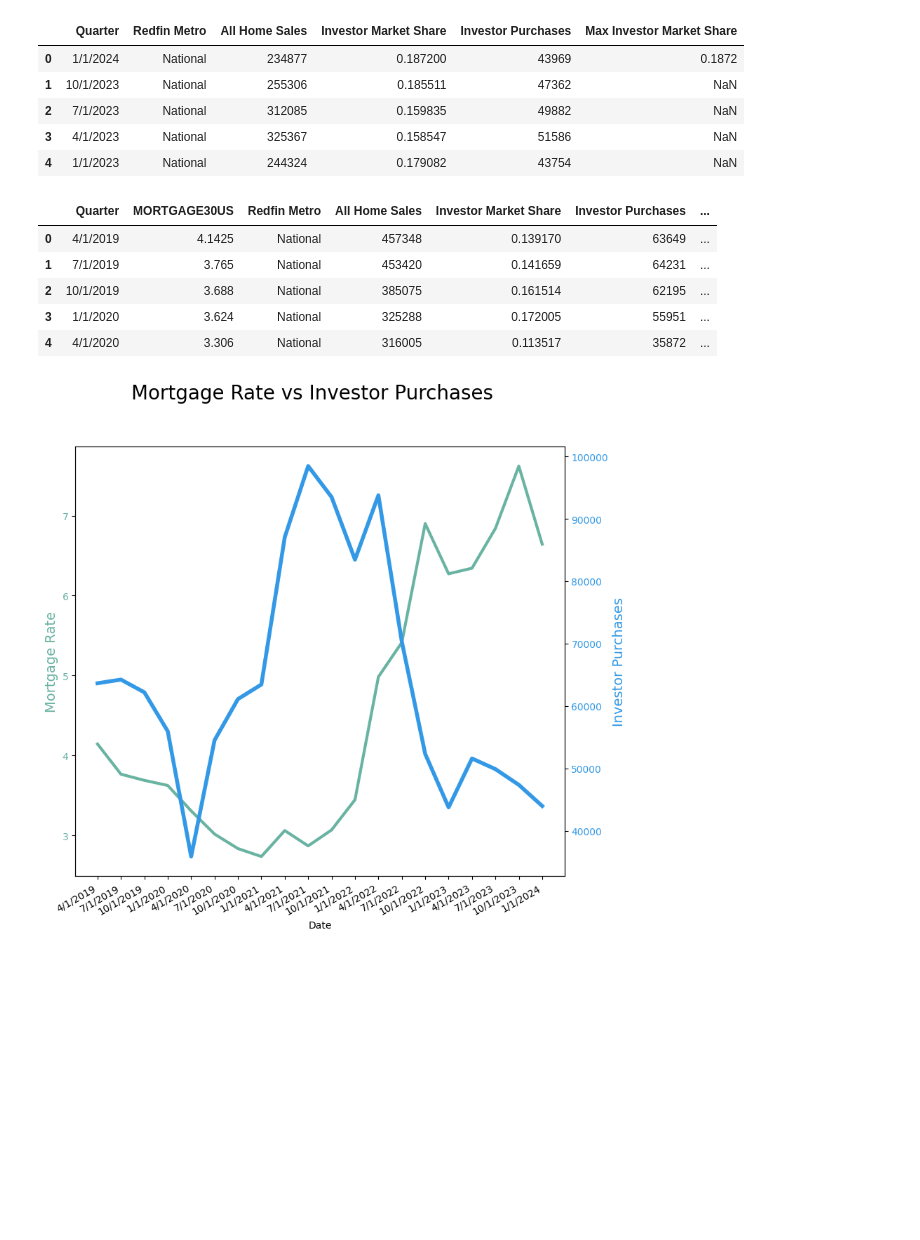
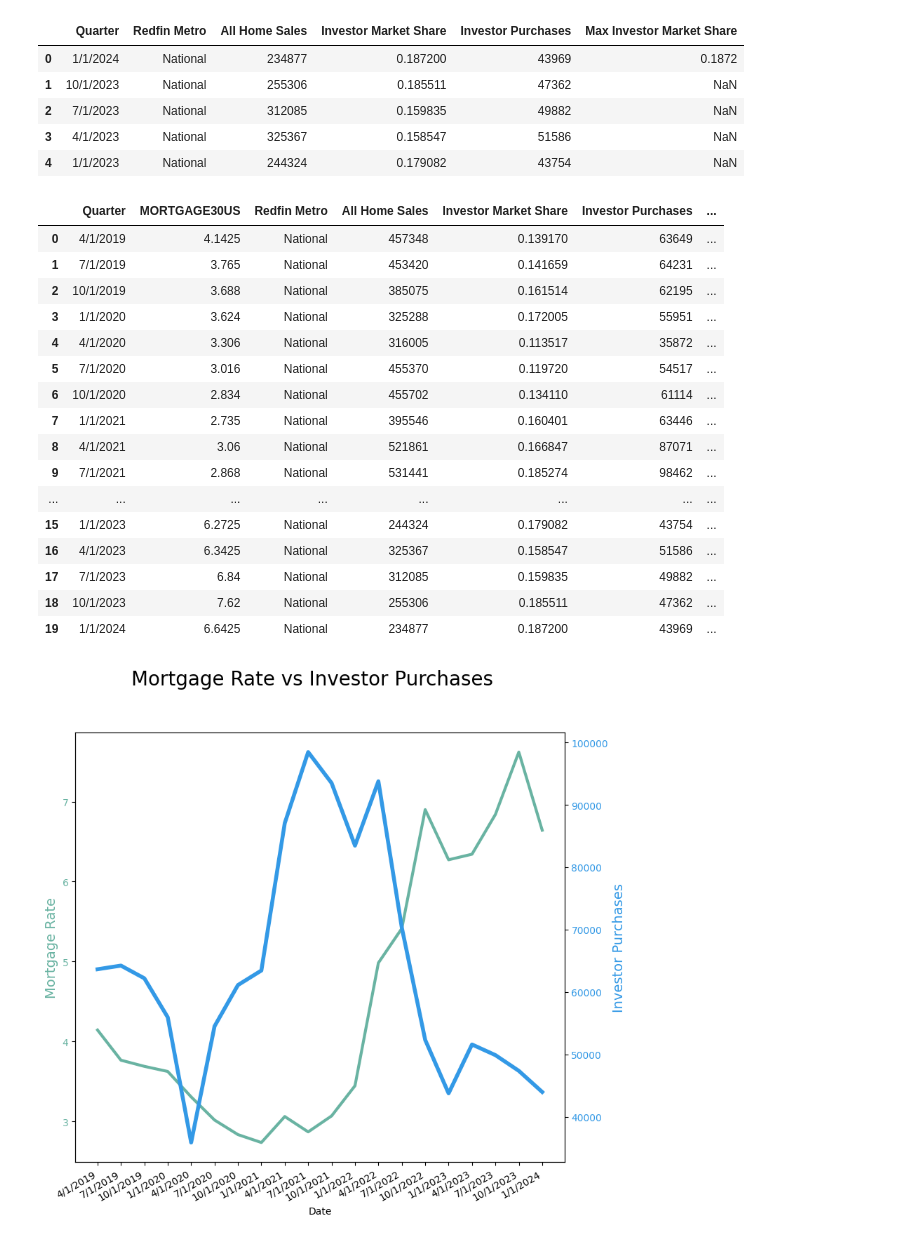
Before and after one commit to jriebe7/Housing-Project, a Jupyter notebook: Rudra Data.ipynb, the cells around one changed output. Drawn from its saved outputs; the diff is of its cells as text; code cells hidden in the pictures; blank space fills up the shorter version.

```diff
--- a/Rudra Data.ipynb
+++ b/Rudra Data.ipynb
@@ -42,7 +42,7 @@ Morgate_rate_df
 | 64 | 6/1/2024 | . |
 65 rows × 2 columns
 # %%
-investors_sales_df = pd.read_csv("Resources/investor_purchase.csv", encoding="utf8", na_values=[" ","  "])
+investors_sales_df = pd.read_csv("Resources/investor_purchases.csv", encoding="utf8", na_values=[" ","  "])
 investors_sales_df.head()
 # %% [output]
 |  | Quarter | Redfin Metro | All Home Sales | Investor Market Share | Investor Purchases | Max Investor Market Share |
@@ -53,14 +53,25 @@ investors_sales_df.head()
 | 4 | 1/1/2023 | National | 244324 | 0.179082 | 43754 | NaN |
 # %%
 combined_data_df = pd.merge(Morgate_rate_df,investors_sales_df, on="Quarter")
-combined_data_df.head()
+combined_data_df.head(100)
 # %% [output]
 |  | Quarter | MORTGAGE30US | Redfin Metro | All Home Sales | Investor Market Share | Investor Purchases | ... |
 | 0 | 4/1/2019 | 4.1425 | National | 457348 | 0.139170 | 63649 | ... |
 | 1 | 7/1/2019 | 3.765 | National | 453420 | 0.141659 | 64231 | ... |
 | 2 | 10/1/2019 | 3.688 | National | 385075 | 0.161514 | 62195 | ... |
 | 3 | 1/1/2020 | 3.624 | National | 325288 | 0.172005 | 55951 | ... |
 | 4 | 4/1/2020 | 3.306 | National | 316005 | 0.113517 | 35872 | ... |
+| 5 | 7/1/2020 | 3.016 | National | 455370 | 0.119720 | 54517 | ... |
+| 6 | 10/1/2020 | 2.834 | National | 455702 | 0.134110 | 61114 | ... |
+| 7 | 1/1/2021 | 2.735 | National | 395546 | 0.160401 | 63446 | ... |
+| 8 | 4/1/2021 | 3.06 | National | 521861 | 0.166847 | 87071 | ... |
+| 9 | 7/1/2021 | 2.868 | National | 531441 | 0.185274 | 98462 | ... |
+| ... | ... | ... | ... | ... | ... | ... | ... |
+| 15 | 1/1/2023 | 6.2725 | National | 244324 | 0.179082 | 43754 | ... |
+| 16 | 4/1/2023 | 6.3425 | National | 325367 | 0.158547 | 51586 | ... |
+| 17 | 7/1/2023 | 6.84 | National | 312085 | 0.159835 | 49882 | ... |
+| 18 | 10/1/2023 | 7.62 | National | 255306 | 0.185511 | 47362 | ... |
+| 19 | 1/1/2024 | 6.6425 | National | 234877 | 0.187200 | 43969 | ... |
 # %%
 combined_data_df.to_csv('../combined_data_df.csv')
 # %%
```
Also changed, not shown: parts of 1 cell of this notebook, 4 other files.
